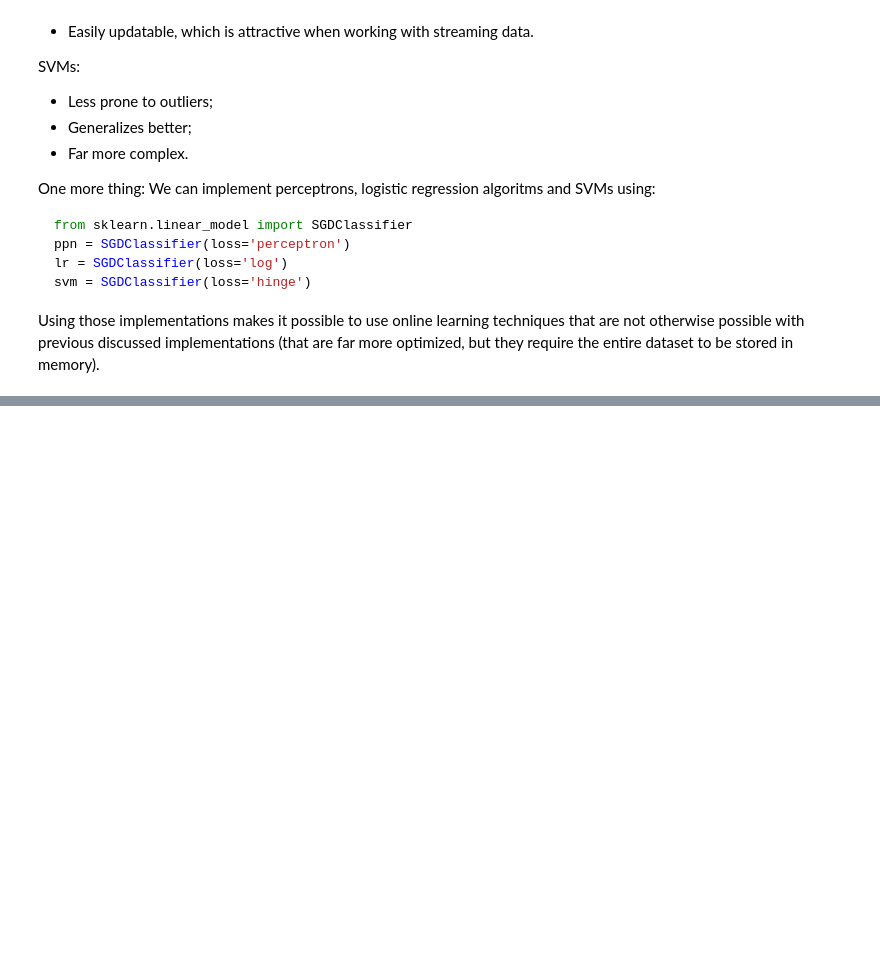
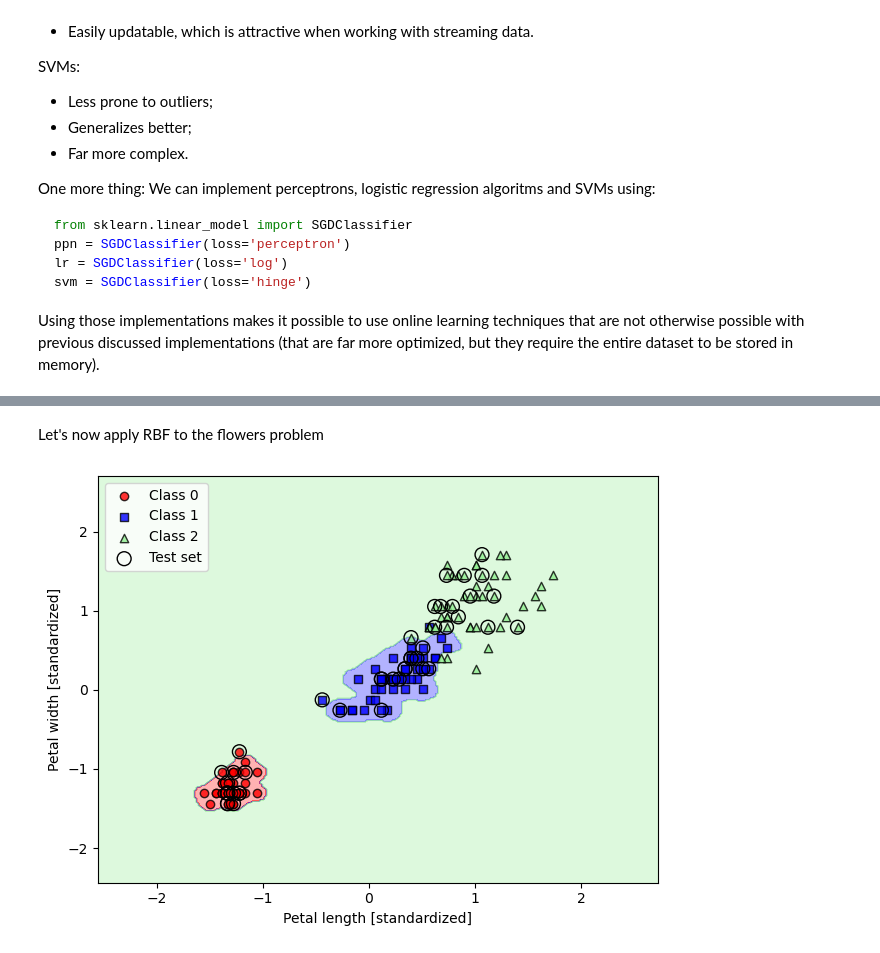
Before and after one commit to RiccardoTonioloDev/ML-w-PyTorch, a Jupyter notebook: Scikit-Learn/Scikit-Learn_basics.ipynb, the cells around one changed output, grey strips where cells are left out. Drawn from its saved outputs; the diff is of its cells as text; code cells hidden in the pictures; blank space fills up the shorter version.

```diff
--- a/Scikit-Learn/Scikit-Learn_basics.ipynb
+++ b/Scikit-Learn/Scikit-Learn_basics.ipynb
@@ -329,0 +391,15 @@ Using those implementations makes it possible to use online learning techniques
+# %% [markdown]
+Let's now apply RBF to the flowers problem
+# %%
+svm = SVC(kernel="rbf", gamma=100,C=1.0, random_state=1) # As we can see, having a bigger gamma determines tighter decision boundaries.
+svm.fit(X_train_std, y_train)
+plot_decision_regions(
+    X_combined_std, y_combined, classifier=svm, test_idx=range(105, 150)
+)
+plt.xlabel("Petal length [standardized]")
+plt.ylabel("Petal width [standardized]")
+plt.legend(loc="upper left")
+plt.tight_layout()
+plt.show()
+# %% [output]
+[figure, added]
```
Also changed, not shown: parts of 12 cells of this notebook.
